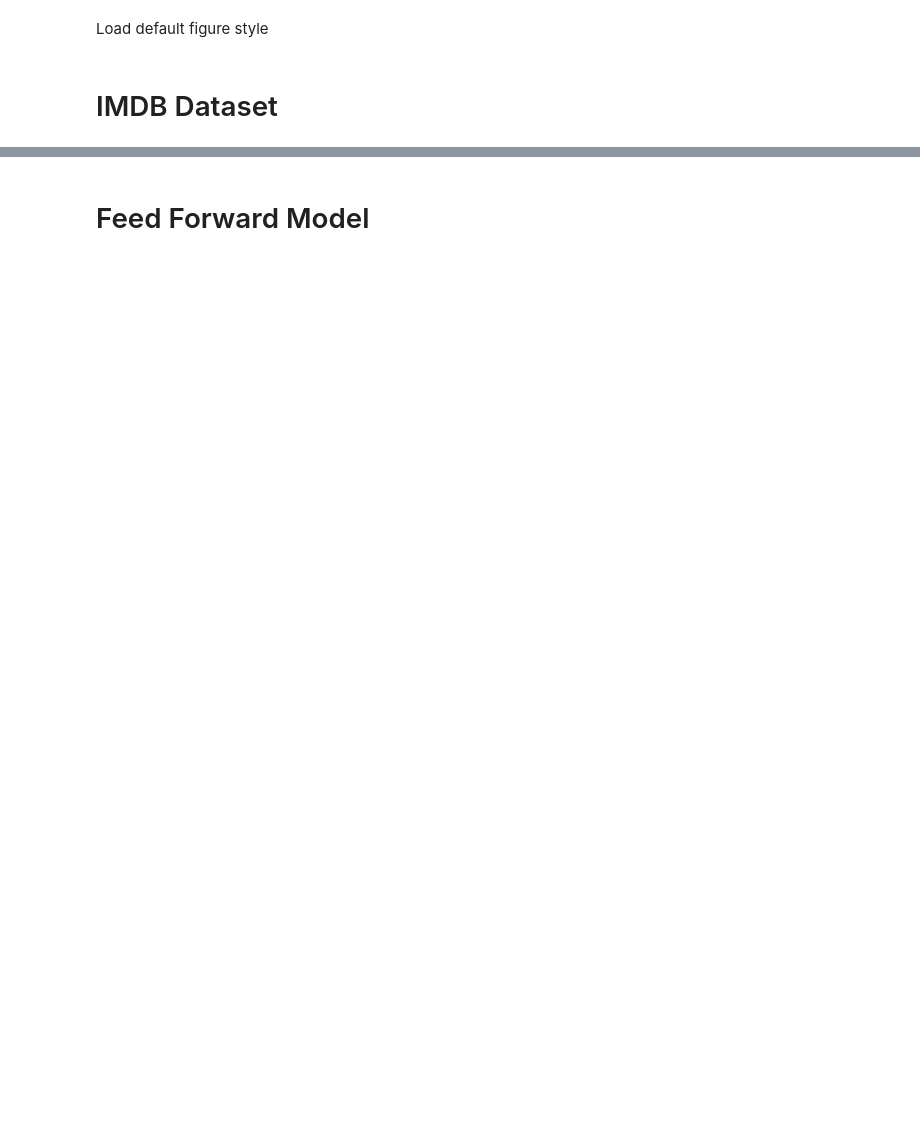
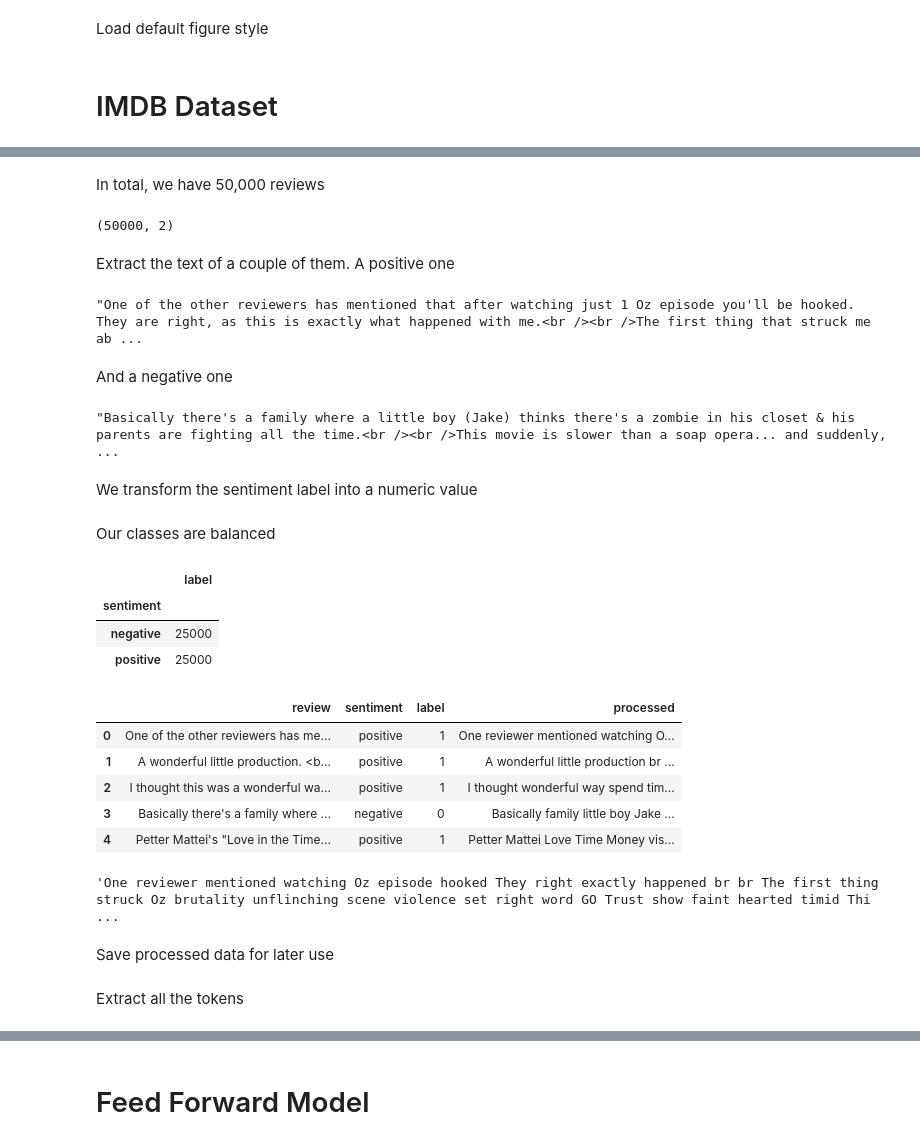
Before and after one commit to DataForScience/AdvancedNLP, a Jupyter notebook: 3. Text Classification.ipynb, the cells around one changed output, grey strips where cells are left out. Drawn from its saved outputs; the diff is of its cells as text; code cells hidden in the pictures; blank space fills up the shorter version.

```diff
--- a/3. Text Classification.ipynb
+++ b/3. Text Classification.ipynb
@@ -148,0 +82,3 @@ Shape of test data: (25000,)
+# %%
+data = pd.read_csv('data/IMDB Dataset.csv')
+data.head()
@@ -148,0 +92,63 @@ Shape of test data: (25000,)
+# %% [markdown]
+In total, we have 50,000 reviews
+# %%
+data.shape
+# %% [output]
+(50000, 2)
+# %% [markdown]
+Extract the text of a couple of them. A positive one
+# %%
+data.review[0]
+# %% [output]
+"One of the other reviewers has mentioned that after watching just 1 Oz episode you'll be hooked. They are right, as this is exactly what happened with me.<br /><br />The first thing that struck me ab ...
+# %% [markdown]
+And a negative one
+# %%
+data.review[3]
+# %% [output]
+"Basically there's a family where a little boy (Jake) thinks there's a zombie in his closet & his parents are fighting all the time.<br /><br />This movie is slower than a soap opera... and suddenly,  ...
+# %% [markdown]
+We transform the sentiment label into a numeric value
+# %%
+data['label'] = data['sentiment'].progress_apply(lambda x: 1 if x=='positive' else 0)
+# %% [markdown]
+Our classes are balanced
+# %%
+data[['sentiment', 'label']].groupby('sentiment').count()
+# %% [output]
+|  | label |
+| sentiment |  |
+| negative | 25000 |
+| positive | 25000 |
+# %%
+def keep_words(text):
+    if len(set(text) & set(string.ascii_letters)) != len(set(text)):
+        return None
+
+    return text
+
+def preprocess_pipeline(text):
+    lemmatizer = WordNetLemmatizer()
+
+    tokens = word_tokenize(text)
+    no_stopwords = [token for token in tokens if token not in stopwords]
+    lemmas = [lemmatizer.lemmatize(t) for t in no_stopwords]
+    words = [word for word in lemmas if keep_words(word) is not None]
+
+    return ' '.join(words)
+# %%
+data['processed'] = data['review'].progress_apply(preprocess_pipeline)
+data.head()
+# %% [output]
+|  | review | sentiment | label | processed |
+| 0 | One of the other reviewers has me... | positive | 1 | One reviewer mentioned watching O... |
+| 1 | A wonderful little production. <b... | positive | 1 | A wonderful little production br ... |
+| 2 | I thought this was a wonderful wa... | positive | 1 | I thought wonderful way spend tim... |
+| 3 | Basically there's a family where ... | negative | 0 | Basically family little boy Jake ... |
+| 4 | Petter Mattei's "Love in the Time... | positive | 1 | Petter Mattei Love Time Money vis... |
+# %%
+data.processed[0]
+# %% [output]
+'One reviewer mentioned watching Oz episode hooked They right exactly happened br br The first thing struck Oz brutality unflinching scene violence set right word GO Trust show faint hearted timid Thi ...
+# %% [markdown]
+Save processed data for later use
@@ -148,0 +157,2 @@ Shape of test data: (25000,)
+# %% [markdown]
+Extract all the tokens
```
Also changed, not shown: parts of 82 cells of this notebook, 14 other files.
